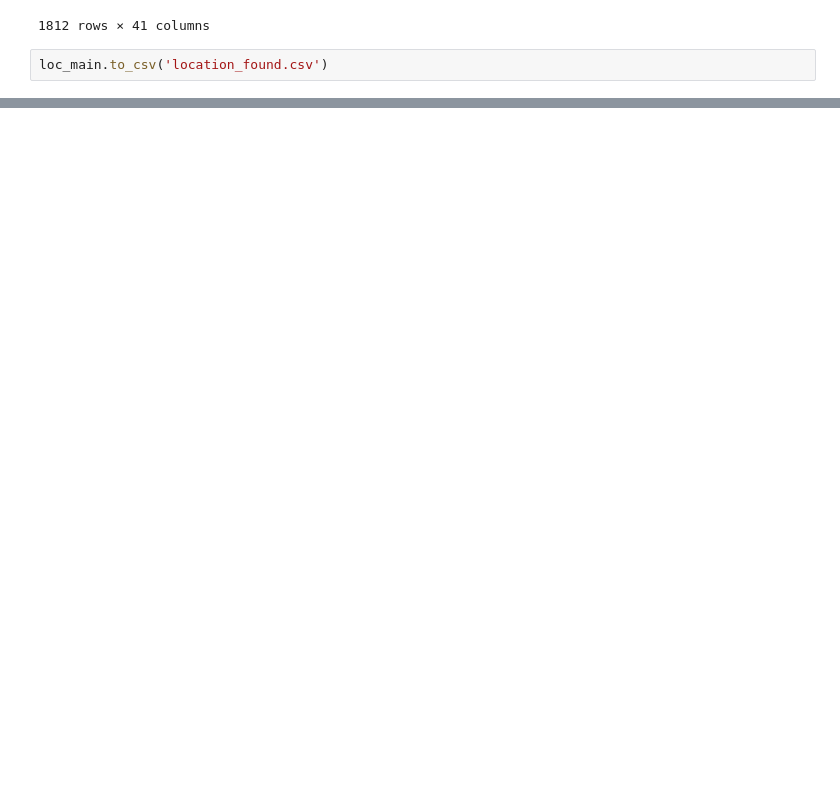
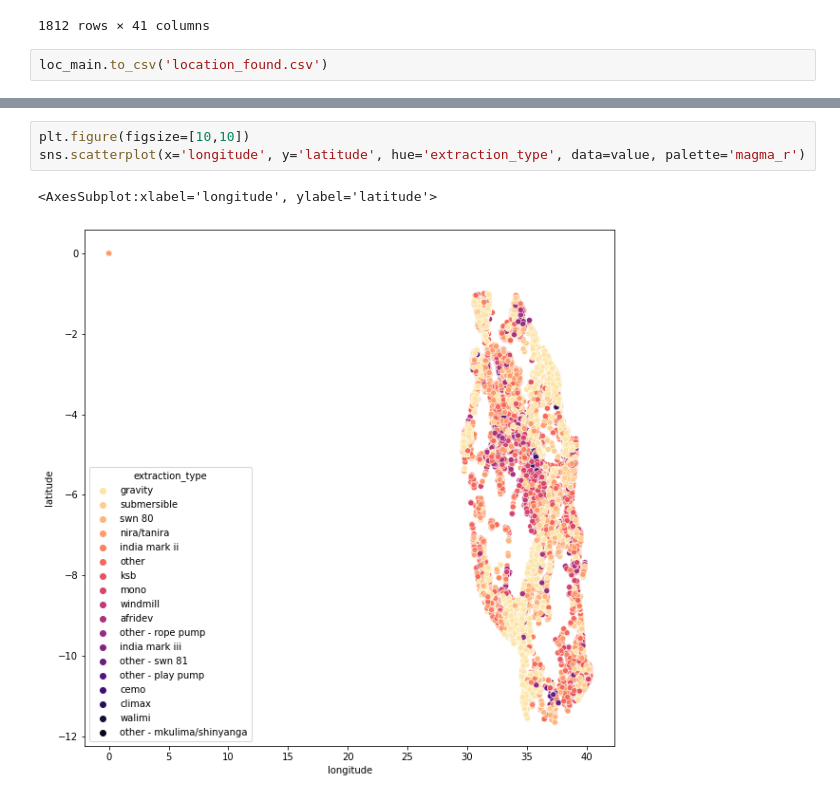
Before and after one commit to halmonchaquayla/tanzanian_water_well_project, a Jupyter notebook: Location.ipynb, the cells around one changed output, grey strips where cells are left out. Drawn from its saved outputs; the diff is of its cells as text; blank space fills up the shorter version.

```diff
--- a/Location.ipynb
+++ b/Location.ipynb
@@ -191,0 +238,6 @@ loc_main.to_csv('location_found.csv')
+# %%
+plt.figure(figsize=[10,10])
+sns.scatterplot(x='longitude', y='latitude', hue='extraction_type', data=value, palette='magma_r')
+# %% [output]
+<AxesSubplot:xlabel='longitude', ylabel='latitude'>
+[figure, added]
```
Also changed, not shown: parts of 7 cells of this notebook.
